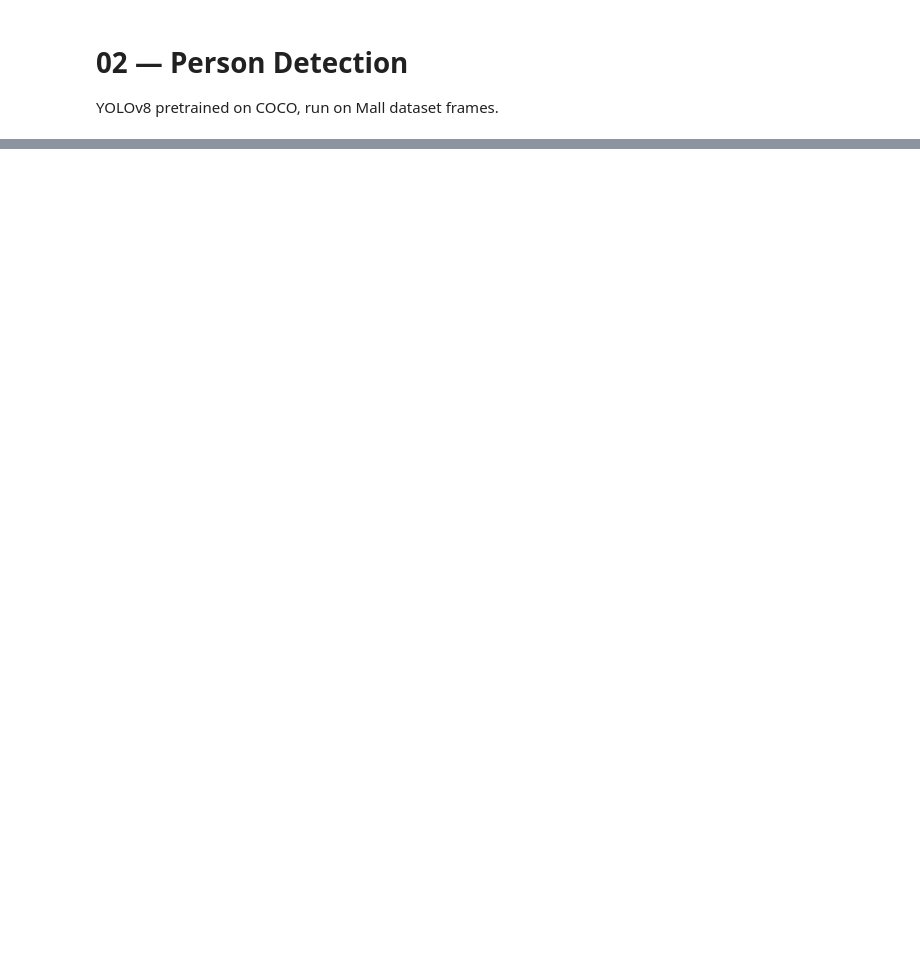
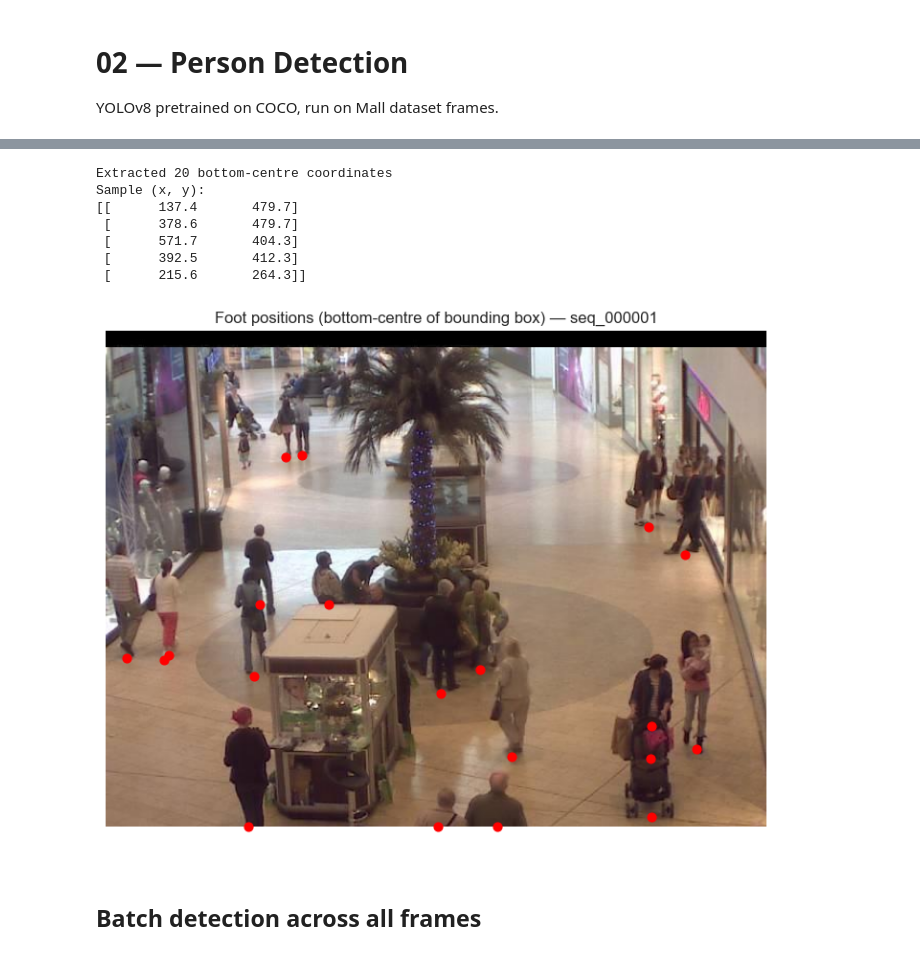
Before and after one commit to kcholyshere/Mall-heatmap, a Jupyter notebook: notebooks/02_person_detection.ipynb, the cells around one changed output, grey strips where cells are left out. Drawn from its saved outputs; the diff is of its cells as text; code cells hidden in the pictures; blank space fills up the shorter version.

```diff
--- a/notebooks/02_person_detection.ipynb
+++ b/notebooks/02_person_detection.ipynb
@@ -40,0 +59,30 @@ plt.show()
+# %%
+# xyxy format: [x1, y1, x2, y2] — bottom-centre = (midpoint of x, y2)
+boxes = results_persons[0].boxes.xyxy.cpu().numpy()
+bottom_centres = np.column_stack([
+    (boxes[:, 0] + boxes[:, 2]) / 2,
+    boxes[:, 3]
+])
+
+print(f'Extracted {len(bottom_centres)} bottom-centre coordinates')
+print('Sample (x, y):')
+print(bottom_centres[:5].round(1))
+
+fig, ax = plt.subplots(figsize=(10, 6))
+ax.imshow(mpimg.imread(str(frame_path)))
+ax.scatter(bottom_centres[:, 0], bottom_centres[:, 1], c='red', s=40, zorder=5)
+ax.axis('off')
+ax.set_title('Foot positions (bottom-centre of bounding box) — seq_000001')
+plt.tight_layout()
+plt.show()
+# %% [output]
+Extracted 20 bottom-centre coordinates
+Sample (x, y):
+[[      137.4       479.7]
+ [      378.6       479.7]
+ [      571.7       404.3]
+ [      392.5       412.3]
+ [      215.6       264.3]]
+[figure, added]
+# %% [markdown]
+## Batch detection across all frames
```
Also changed, not shown: parts of 12 cells of this notebook, 1 other file.
